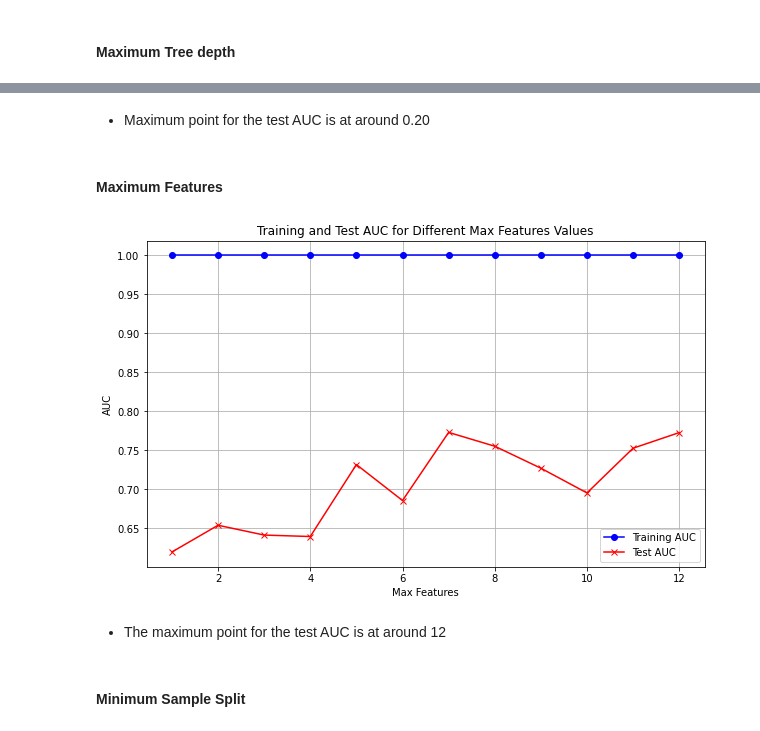
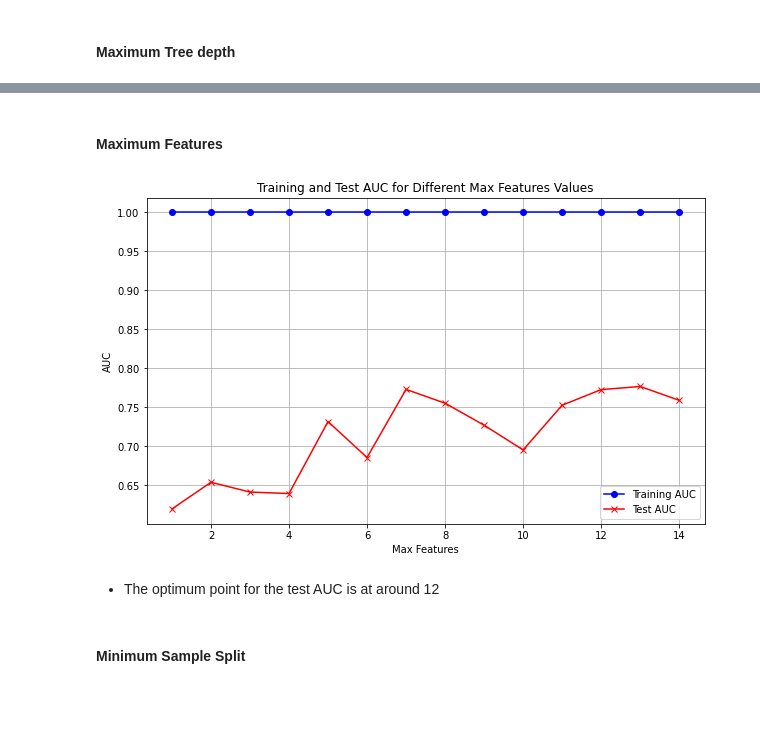
Before and after one commit to Mash-bot/Phase-3-project, a Jupyter notebook: Index.ipynb, the cells around one changed output, grey strips where cells are left out. Cells and saved outputs as stored; diff of their text form; code cells hidden in the pictures; blank space fills up the shorter version.

```diff
--- a/Index.ipynb
+++ b/Index.ipynb
@@ -520,7 +629,7 @@ roc_auc
 # %% [markdown]
 #### Maximum Tree depth
 # %%
-max_depth_values = np.arange(1, 33)
+max_depth_values = np.arange(1, 10)
 # Initialize lists to store AUC values for training and test sets
 train_auc = []
 test_auc = []
@@ -552,0 +668,30 @@ plt.show()
+# %%
+min_samples_leaf_values = np.arange(0.1, 0.5, 0.1)
+
+# Initialize lists to store AUC values for training and test sets
+train_auc = []
+test_auc = []
+
+# Loop over min_samples_leaf values
+for min_samples_leaf in min_samples_leaf_values:
+    clf = DecisionTreeClassifier(min_samples_leaf=min_samples_leaf, random_state=42)
+    clf.fit(X_train_normalized, y_train)
+
+    # Get predicted probabilities for training and test sets
+    y_train_pred_prob = clf.predict_proba(X_train_normalized)[:, 1]
+    y_test_pred_prob = clf.predict_proba(X_test_normalized)[:, 1]
+
+    # Calculate AUC for training and test set
+    train_auc.append(roc_auc_score(y_train, y_train_pred_prob))
+    test_auc.append(roc_auc_score(y_test, y_test_pred_prob))
+
+# Plot the AUC values for training and test sets
+plt.figure(figsize=(10, 6))
+plt.plot(min_samples_leaf_values, train_auc, label='Training AUC', color='blue', marker='o')
+plt.plot(min_samples_leaf_values, test_auc, label='Test AUC', color='red', marker='x')
+plt.xlabel('Min Samples Leaf')
+plt.ylabel('AUC')
+plt.title('Training and Test AUC for Different Min Samples Leaf Values')
+plt.legend()
+plt.grid(True)
+plt.show()
@@ -589,41 +702,39 @@ plt.show()
-# %% [markdown]
-- Maximum point for the test AUC is at around 0.20
 # %% [markdown]
 #### Maximum Features
 # %%
-max_features_values = np.arange(1, 13)
+max_features_values = np.arange(1, 15)
 
 # Initialize lists to store AUC values for training and test sets
 train_auc = []
 test_auc = []
 
 # Loop over max_features values
 for max_features in max_features_values:
     clf = DecisionTreeClassifier(max_features=max_features, random_state=42)
     clf.fit(X_train_normalized, y_train)
 
     # Get predicted probabilities for training and test sets
     y_train_pred_prob = clf.predict_proba(X_train_normalized)[:, 1]
     y_test_pred_prob = clf.predict_proba(X_test_normalized)[:, 1]
 
     # Calculate AUC for training and test set
     train_auc.append(roc_auc_score(y_train, y_train_pred_prob))
     test_auc.append(roc_auc_score(y_test, y_test_pred_prob))
 
 # Plot the AUC values for training and test sets
 plt.figure(figsize=(10, 6))
 plt.plot(max_features_values, train_auc, label='Training AUC', color='blue', marker='o')
 plt.plot(max_features_values, test_auc, label='Test AUC', color='red', marker='x')
 plt.xlabel('Max Features')
 plt.ylabel('AUC')
 plt.title('Training and Test AUC for Different Max Features Values')
 plt.legend()
 plt.grid(True)
 plt.show()
 # %% [output]
-[figure, old version]
+[figure, new version]
 # %% [markdown]
-- The maximum point for the test AUC is at around 12
+- The optimum point for the test AUC is at around 12
 # %% [markdown]
 #### Minimum Sample Split
 # %%
```
Also changed, not shown: parts of 28 cells of this notebook.
